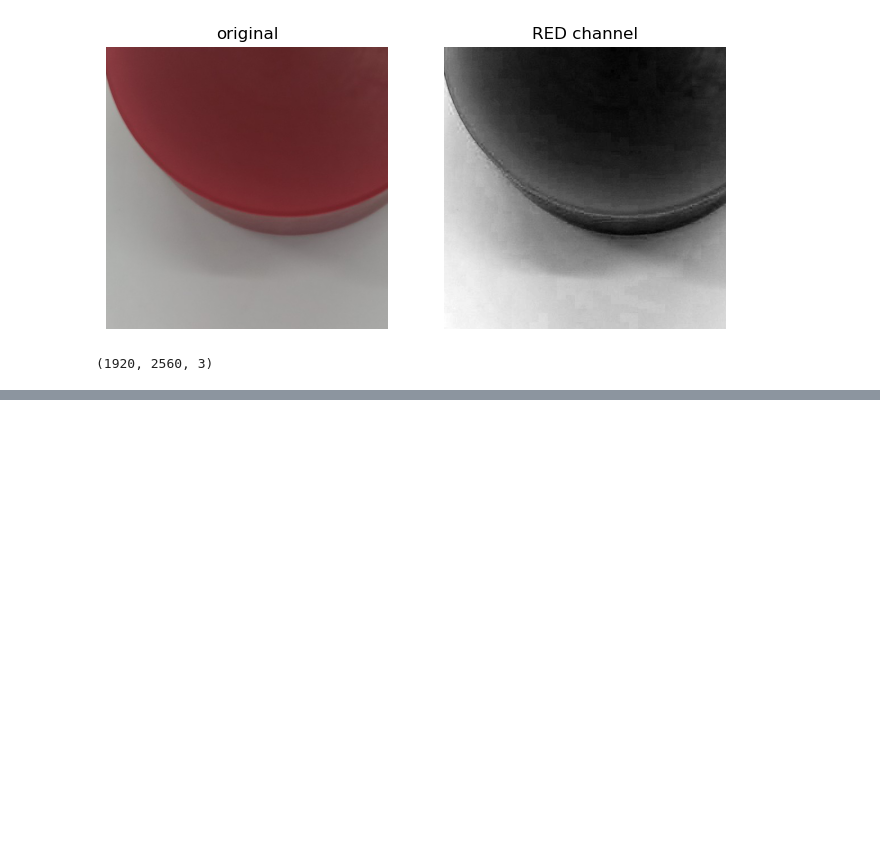
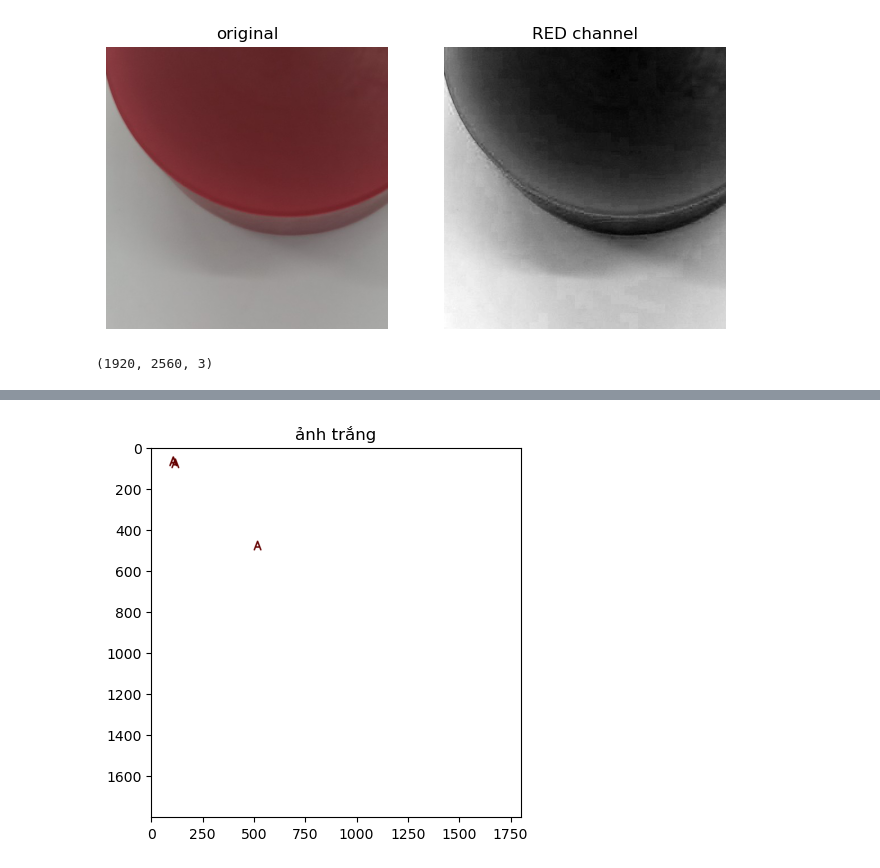
Before and after one commit to LeCongTuanAnh2002/DIP-project, a Jupyter notebook: PhanTichAnh.ipynb, the cells around one changed output, grey strips where cells are left out. Drawn from its saved outputs; the diff is of its cells as text; code cells hidden in the pictures; blank space fills up the shorter version.

```diff
--- a/PhanTichAnh.ipynb
+++ b/PhanTichAnh.ipynb
@@ -93,0 +99,17 @@ show_image(white_image, "ảnh trắng")
+# %%
+"""for y in range(20):
+    for x in range(20):
+        gray_value = gray_image[y, x]
+        #print(gray_value)
+        cv2.putText(white_image, str(gray_value), (y+90, x+90),
+                    fontFace = cv2.FONT_HERSHEY_PLAIN,fontScale = 50,
+                    color = (0, 0, 0),thickness = 0,lineType = cv2.LINE_AA, bottomLeftOrigin = True )"""
+cv2.putText(white_image, "A", (90, 90),
+                    fontFace = cv2.FONT_HERSHEY_SIMPLEX, fontScale = 2 ,
+                    color = (100, 0, 0),thickness = 5,lineType = cv2.LINE_AA, bottomLeftOrigin = False )
+cv2.putText(white_image, "A", (500, 500),
+                    fontFace = cv2.FONT_HERSHEY_SIMPLEX, fontScale = 2 ,
+                    color = (100, 0, 0),thickness = 5,lineType = cv2.LINE_AA, bottomLeftOrigin = False )
+show_image(white_image, "ảnh trắng")
+# %% [output]
+[figure, added]
```
Also changed, not shown: parts of 2 cells of this notebook.
